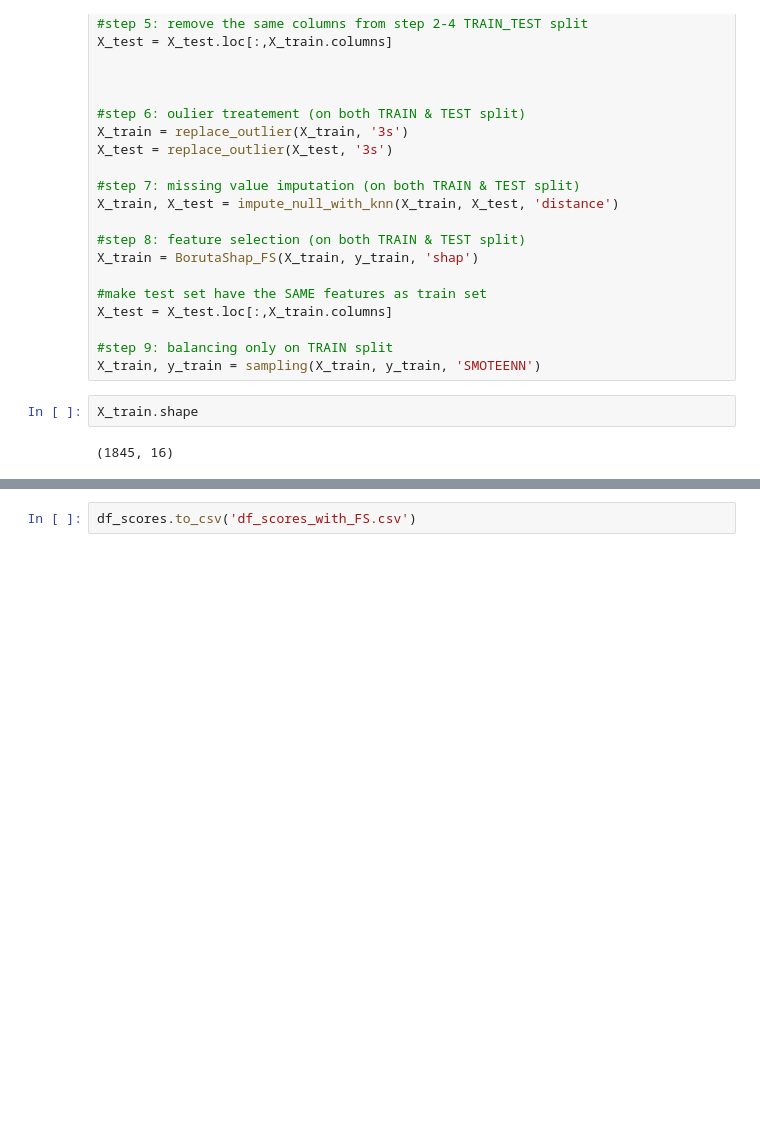
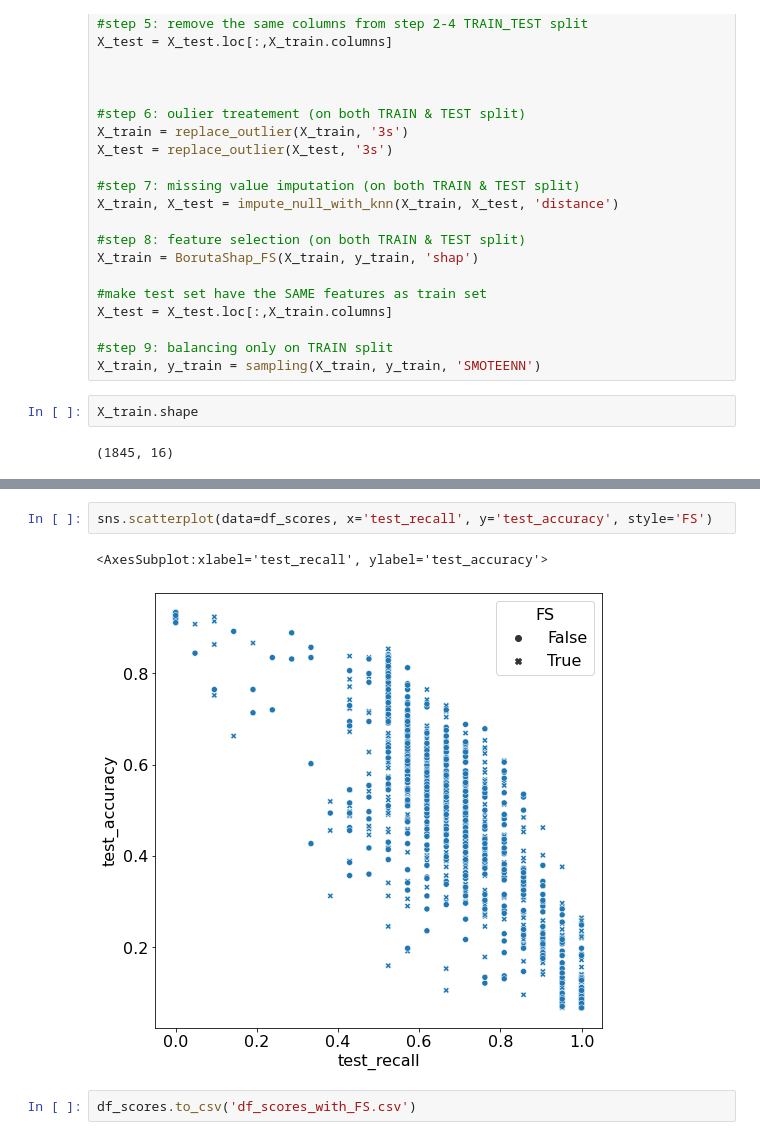
Before and after one commit to hinatanvir/Fault-Detection-SECOM, a Jupyter notebook: 3rd presentation/daniel/console-step-wise-own-search.ipynb, the cells around one changed output, grey strips where cells are left out. Drawn from its saved outputs; the diff is of its cells as text; blank space fills up the shorter version.

```diff
--- a/3rd presentation/daniel/console-step-wise-own-search.ipynb
+++ b/3rd presentation/daniel/console-step-wise-own-search.ipynb
@@ -601,2 +678,7 @@ df_scores
+# %%
+sns.scatterplot(data=df_scores, x='test_recall', y='test_accuracy', style='FS')
+# %% [output]
+<AxesSubplot:xlabel='test_recall', ylabel='test_accuracy'>
+[figure, added]
 # %%
 df_scores.to_csv('df_scores_with_FS.csv')
```
Also changed, not shown: parts of 31 cells of this notebook, 1 other file.
